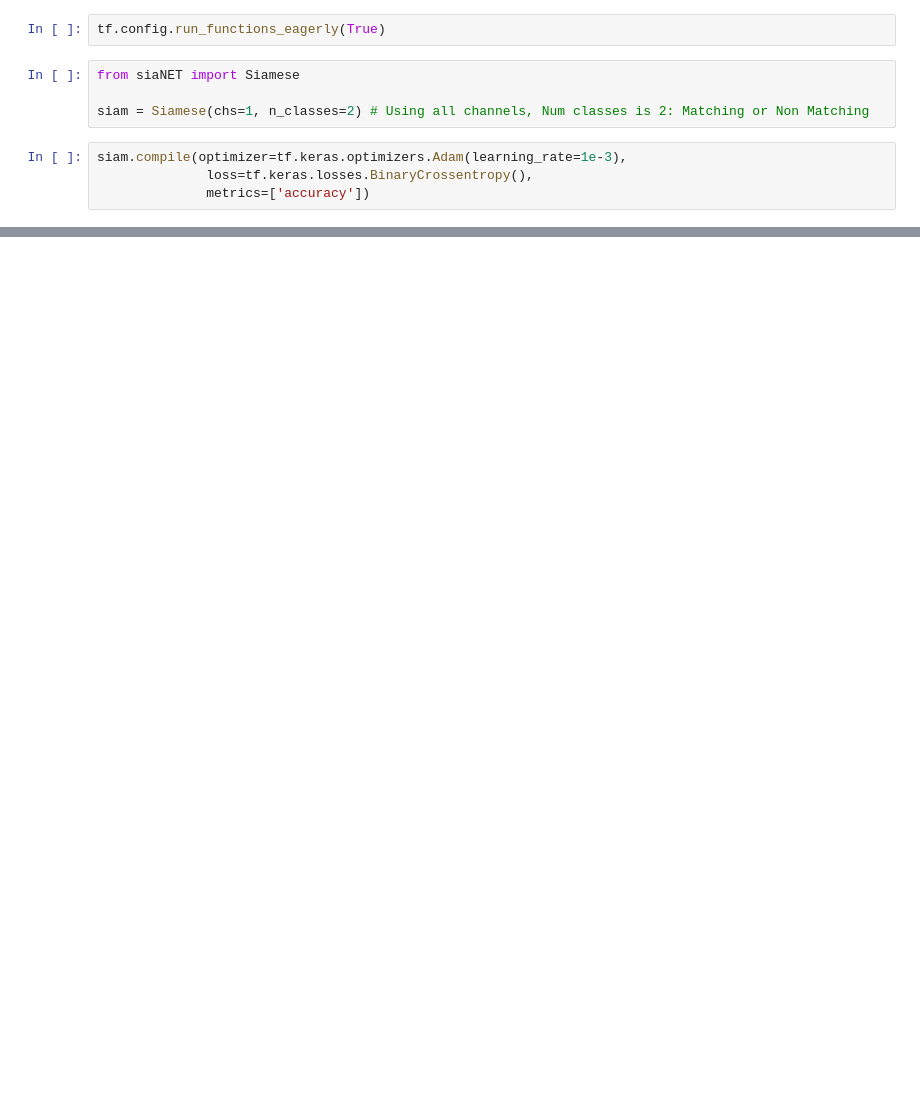
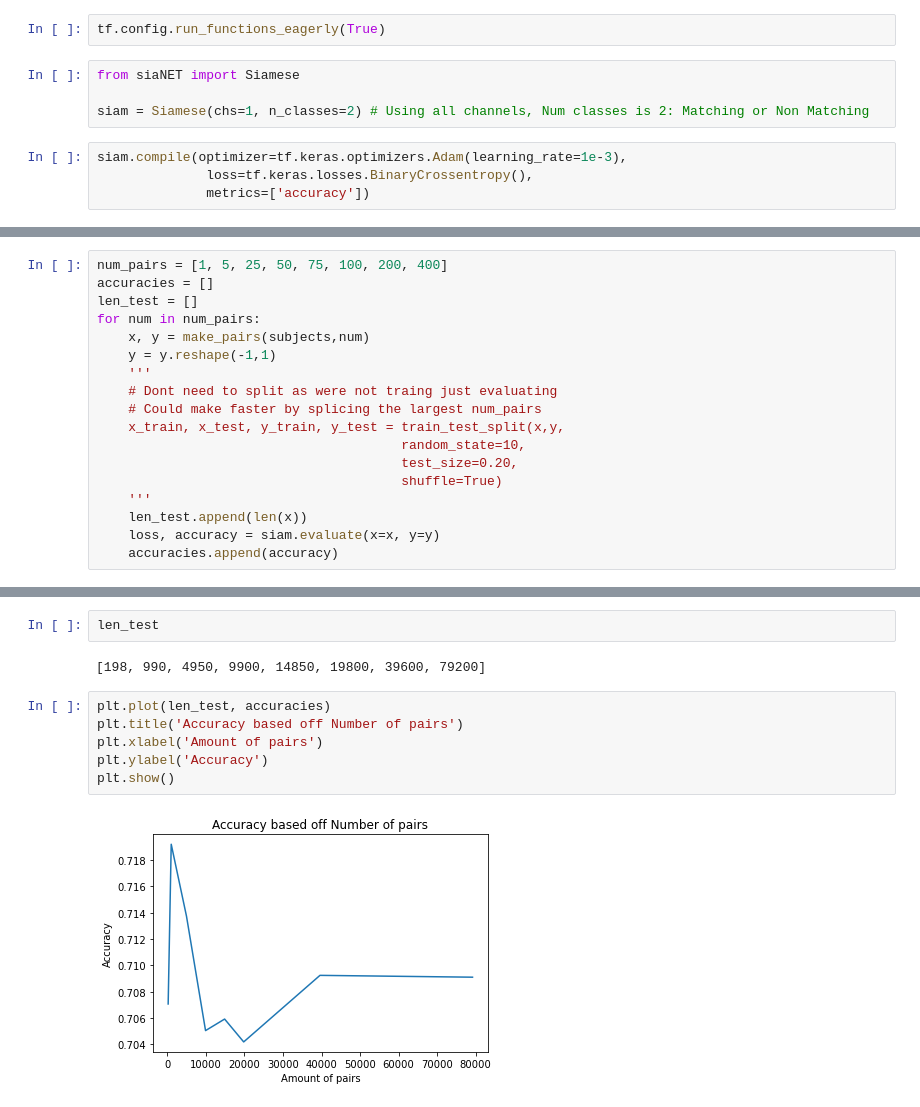
Before and after one commit to aar0nbennett/siamese-signal-comparison, a Jupyter notebook: fsl-code-exploration.ipynb, the cells around one changed output, grey strips where cells are left out. Cells and saved outputs as stored; diff of their text form; blank space fills up the shorter version.

```diff
--- a/fsl-code-exploration.ipynb
+++ b/fsl-code-exploration.ipynb
@@ -248,0 +319,18 @@ You must install pydot (`pip install pydot`) and install graphviz (see instructi
+# %%
+num_pairs = [1, 5, 25, 50, 75, 100, 200, 400]
+accuracies = []
+len_test = []
+for num in num_pairs:
+    x, y = make_pairs(subjects,num)
+    y = y.reshape(-1,1)
+    '''
+    # Dont need to split as were not traing just evaluating
+    # Could make faster by splicing the largest num_pairs
+    x_train, x_test, y_train, y_test = train_test_split(x,y,
+                                       random_state=10,
+                                       test_size=0.20,
+                                       shuffle=True)
+    '''
+    len_test.append(len(x))
+    loss, accuracy = siam.evaluate(x=x, y=y)
+    accuracies.append(accuracy)
@@ -248,0 +366,12 @@ You must install pydot (`pip install pydot`) and install graphviz (see instructi
+# %%
+len_test
+# %% [output]
+[198, 990, 4950, 9900, 14850, 19800, 39600, 79200]
+# %%
+plt.plot(len_test, accuracies)
+plt.title('Accuracy based off Number of pairs')
+plt.xlabel('Amount of pairs')
+plt.ylabel('Accuracy')
+plt.show()
+# %% [output]
+[figure, added]
```
Also changed, not shown: parts of 21 cells of this notebook.
